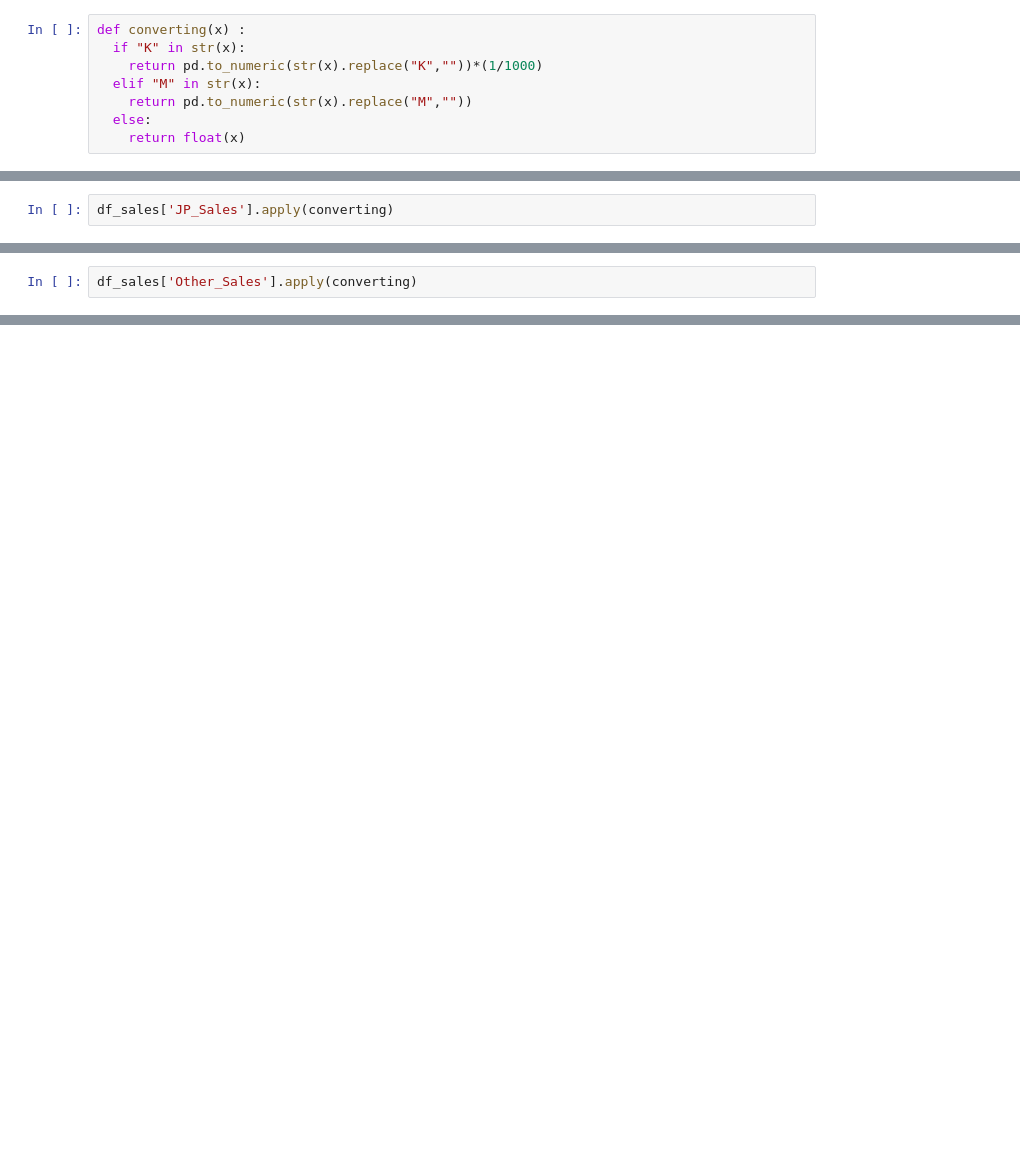
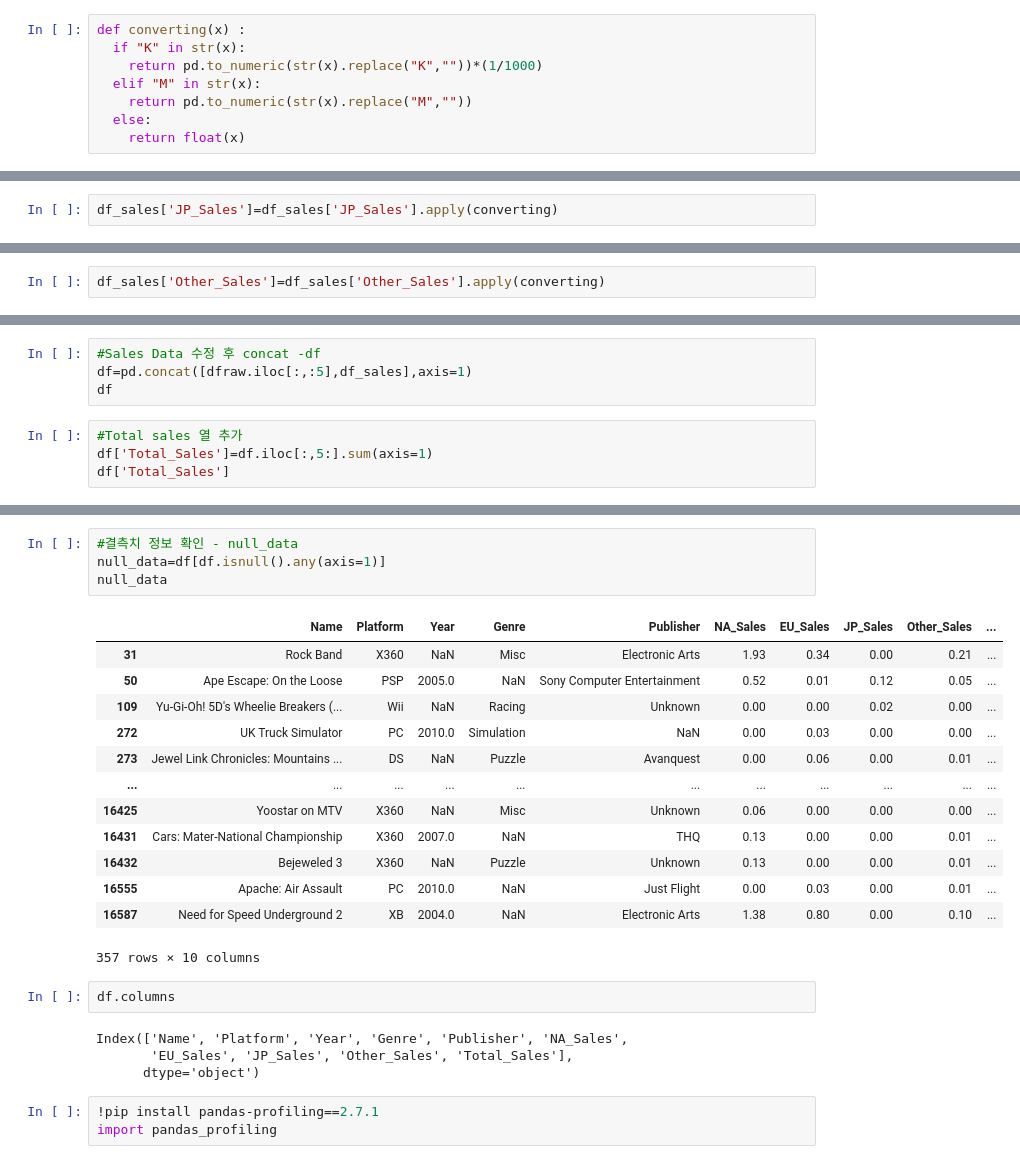
Before and after one commit to choheeee22/ds_Section1_Project, a Jupyter notebook: Section1_Project_GameIndustry.ipynb, the cells around one changed output, grey strips where cells are left out. Drawn from its saved outputs; the diff is of its cells as text; blank space fills up the shorter version.

```diff
--- a/Section1_Project_GameIndustry.ipynb
+++ b/Section1_Project_GameIndustry.ipynb
@@ -229,2 +101,2 @@ Name: EU_Sales, Length: 16598, dtype: float64
 # %%
-df_sales['JP_Sales'].apply(converting)
+df_sales['JP_Sales']=df_sales['JP_Sales'].apply(converting)
@@ -244,2 +103,2 @@ Name: JP_Sales, Length: 16598, dtype: float64
 # %%
-df_sales['Other_Sales'].apply(converting)
+df_sales['Other_Sales']=df_sales['Other_Sales'].apply(converting)
@@ -258,0 +105,8 @@ Name: Other_Sales, Length: 16598, dtype: float64
+# %%
+#Sales Data 수정 후 concat -df
+df=pd.concat([dfraw.iloc[:,:5],df_sales],axis=1)
+df
+# %%
+#Total sales 열 추가
+df['Total_Sales']=df.iloc[:,5:].sum(axis=1)
+df['Total_Sales']
@@ -258,0 +128,27 @@ Name: Other_Sales, Length: 16598, dtype: float64
+# %%
+#결측치 정보 확인 - null_data
+null_data=df[df.isnull().any(axis=1)]
+null_data
+# %% [output]
+|  | Name | Platform | Year | Genre | Publisher | NA_Sales | EU_Sales | JP_Sales | Other_Sales | ... |
+| 31 | Rock Band | X360 | NaN | Misc | Electronic Arts | 1.93 | 0.34 | 0.00 | 0.21 | ... |
+| 50 | Ape Escape: On the Loose | PSP | 2005.0 | NaN | Sony Computer Entertainment | 0.52 | 0.01 | 0.12 | 0.05 | ... |
+| 109 | Yu-Gi-Oh! 5D's Wheelie Breakers (... | Wii | NaN | Racing | Unknown | 0.00 | 0.00 | 0.02 | 0.00 | ... |
+| 272 | UK Truck Simulator | PC | 2010.0 | Simulation | NaN | 0.00 | 0.03 | 0.00 | 0.00 | ... |
+| 273 | Jewel Link Chronicles: Mountains ... | DS | NaN | Puzzle | Avanquest | 0.00 | 0.06 | 0.00 | 0.01 | ... |
+| ... | ... | ... | ... | ... | ... | ... | ... | ... | ... | ... |
+| 16425 | Yoostar on MTV | X360 | NaN | Misc | Unknown | 0.06 | 0.00 | 0.00 | 0.00 | ... |
+| 16431 | Cars: Mater-National Championship | X360 | 2007.0 | NaN | THQ | 0.13 | 0.00 | 0.00 | 0.01 | ... |
+| 16432 | Bejeweled 3 | X360 | NaN | Puzzle | Unknown | 0.13 | 0.00 | 0.00 | 0.01 | ... |
+| 16555 | Apache: Air Assault | PC | 2010.0 | NaN | Just Flight | 0.00 | 0.03 | 0.00 | 0.01 | ... |
+| 16587 | Need for Speed Underground 2 | XB | 2004.0 | NaN | Electronic Arts | 1.38 | 0.80 | 0.00 | 0.10 | ... |
+357 rows × 10 columns
+# %%
+df.columns
+# %% [output]
+Index(['Name', 'Platform', 'Year', 'Genre', 'Publisher', 'NA_Sales',
+       'EU_Sales', 'JP_Sales', 'Other_Sales', 'Total_Sales'],
+      dtype='object')
+# %%
+!pip install pandas-profiling==2.7.1
+import pandas_profiling
```
Also changed, not shown: parts of 17 cells of this notebook.
